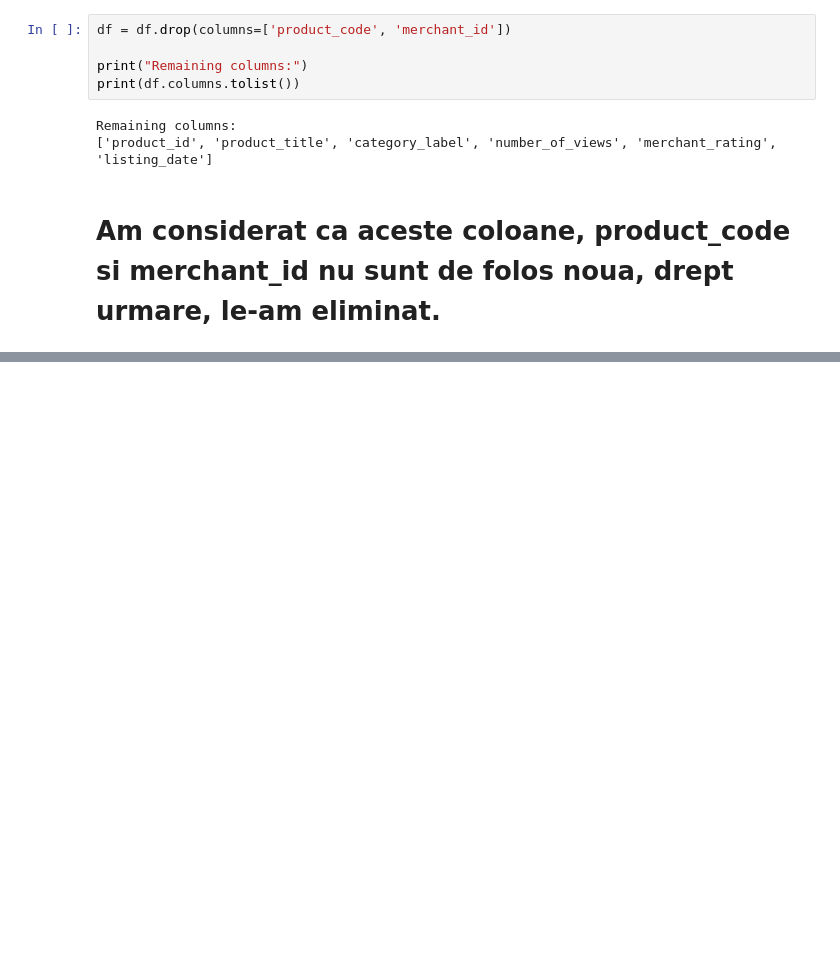
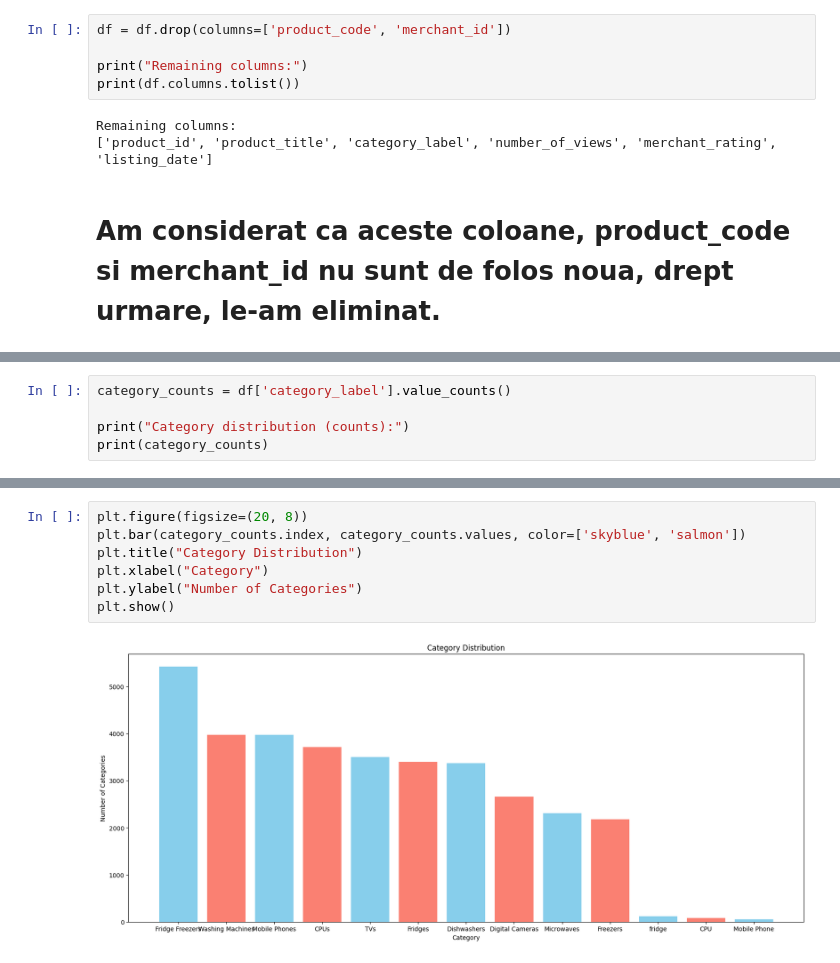
Before and after one commit to robertgen/product-category-project, a Jupyter notebook: notebook/product_category_analysis.ipynb, the cells around one changed output, grey strips where cells are left out. Drawn from its saved outputs; the diff is of its cells as text; blank space fills up the shorter version.

Commit message:
afisarea celor mai dese categorii intalnite, atat prin cod cat si printr-un grafic

```diff
--- a/notebook/product_category_analysis.ipynb
+++ b/notebook/product_category_analysis.ipynb
@@ -121,0 +124,5 @@ Remaining columns:
+# %%
+category_counts = df['category_label'].value_counts()
+
+print("Category distribution (counts):")
+print(category_counts)
@@ -121,0 +146,9 @@ Remaining columns:
+# %%
+plt.figure(figsize=(20, 8))
+plt.bar(category_counts.index, category_counts.values, color=['skyblue', 'salmon'])
+plt.title("Category Distribution")
+plt.xlabel("Category")
+plt.ylabel("Number of Categories")
+plt.show()
+# %% [output]
+[figure, added]
```
Also changed, not shown: parts of 3 cells of this notebook.
